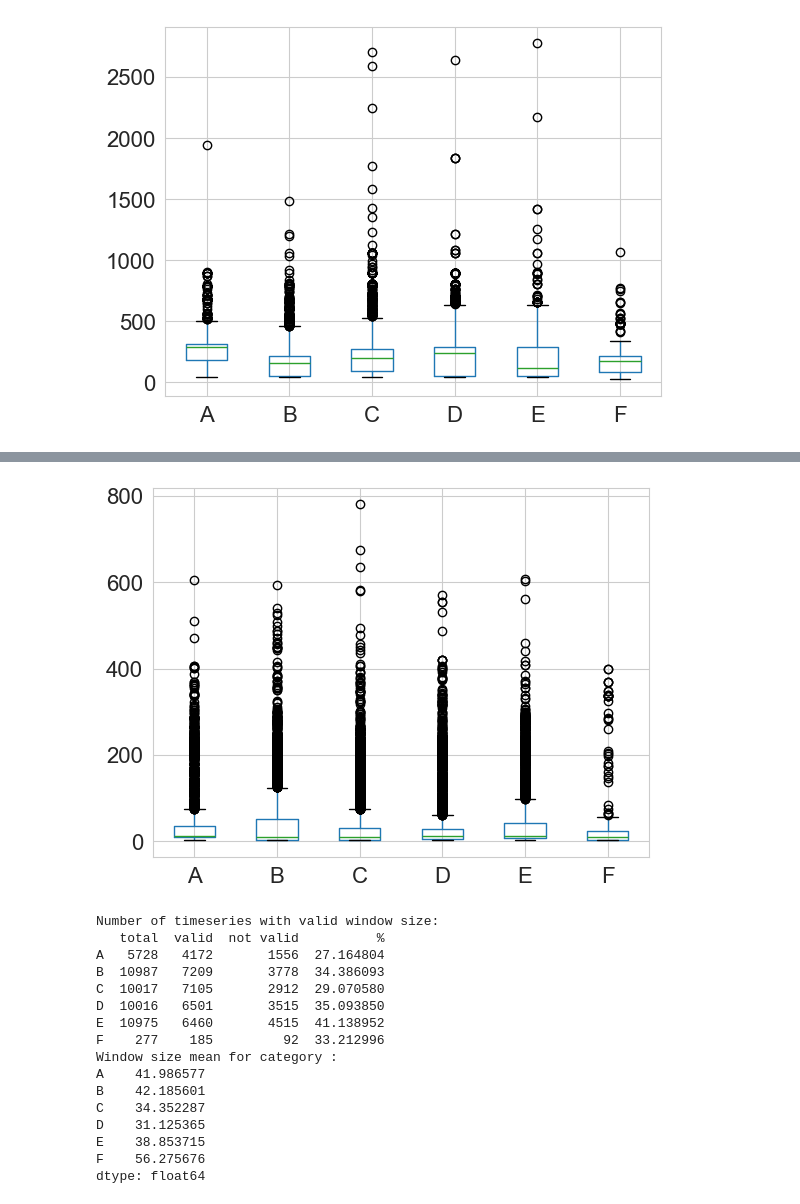
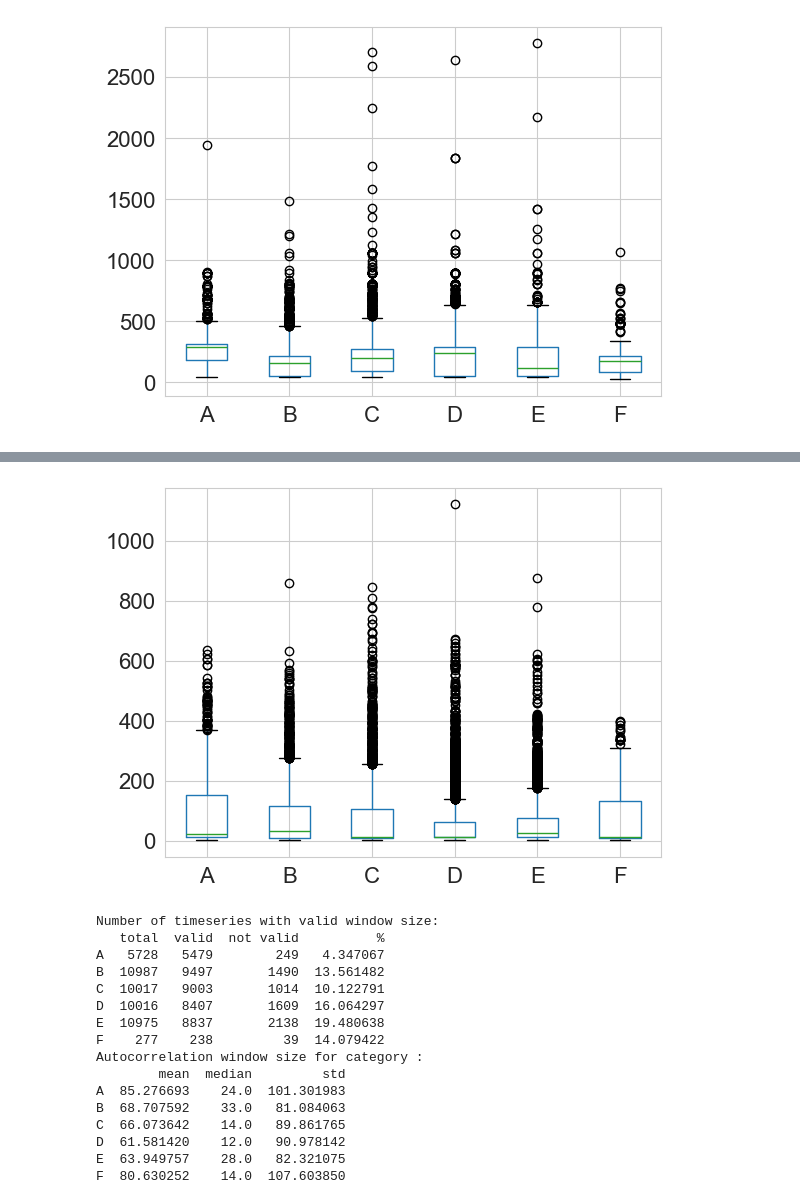
Before and after one commit to FrancescoNegri22/ANNDL-HW2, a Jupyter notebook: DatasetAnalisys.ipynb, the cells around one changed output, grey strips where cells are left out. Drawn from its saved outputs; the diff is of its cells as text; code cells hidden in the pictures.

```diff
--- a/DatasetAnalisys.ipynb
+++ b/DatasetAnalisys.ipynb
@@ -104,14 +105,16 @@ plt.close()
 [figure]
 # %%
 def findMaxLocalMaxima(ts):
-    localMax = 0
+    localMax = np.min(ts)
+    maxIndex = 0
     for i in range(1, len(ts) - 1):
         prev = ts[i-1]
         curr = ts[i]
         next = ts[i+1]
         if curr > prev and curr > next and curr > localMax:
-            localMax = i
-    return None if localMax is 0 else localMax
+            localMax = curr
+            maxIndex = i
+    return None if maxIndex is 0 else maxIndex
 # %%
 # Autocorrelation
 
@@ -207,47 +150,51 @@ for c in np.unique(categories):
 # %%
 # Window size inference with autocorrelation
 plt.figure()
-windowSizes = pd.DataFrame()
+auto_windowSizes = pd.DataFrame()
 for c in np.unique(categories):
     timeseries = training_data[categories==c]
     periods = valid_periods[categories==c]
     ws = []
     for ts, p in zip(timeseries, periods):
         ac = acf(ts[p[0]:p[1]], nlags=len(ts))
         ws.append(findMaxLocalMaxima(ac))
     ws = pd.DataFrame(ws, columns=[c])
-    windowSizes = pd.concat([windowSizes, ws], axis=1)
-windowSizes.boxplot()
+    auto_windowSizes = pd.concat([auto_windowSizes, ws], axis=1)
+auto_windowSizes.boxplot()
 plt.show()
 plt.close()
 
 print("Number of timeseries with valid window size:")
-n_notValid = pd.concat([quantities, windowSizes.count()], axis=1)
+n_notValid = pd.concat([quantities, auto_windowSizes.count()], axis=1)
 n_notValid.columns = ['total', 'valid']
 n_notValid['not valid'] = n_notValid['total'] - n_notValid['valid']
 n_notValid['%'] = n_notValid['not valid'] / n_notValid['total'] * 100
 print(n_notValid)
 
-print("Window size mean for category :")
-print(windowSizes.mean())
+auto_results = pd.DataFrame()
+auto_results['mean'] = auto_windowSizes.mean()
+auto_results['median'] = auto_windowSizes.median()
+auto_results['std'] = auto_windowSizes.std()
+print("Autocorrelation window size for category :")
+print(auto_results)
 # %% [output]
-[figure, old version]
+[figure, new version]
 Number of timeseries with valid window size:
    total  valid  not valid          %
-A   5728   4172       1556  27.164804
-B  10987   7209       3778  34.386093
-C  10017   7105       2912  29.070580
-D  10016   6501       3515  35.093850
-E  10975   6460       4515  41.138952
-F    277    185         92  33.212996
-Window size mean for category :
-A    41.986577
-B    42.185601
-C    34.352287
-D    31.125365
-E    38.853715
-F    56.275676
-dtype: float64
+A   5728   5479        249   4.347067
+B  10987   9497       1490  13.561482
+C  10017   9003       1014  10.122791
+D  10016   8407       1609  16.064297
+E  10975   8837       2138  19.480638
+F    277    238         39  14.079422
+Autocorrelation window size for category :
+        mean  median         std
+A  85.276693    24.0  101.301983
+B  68.707592    33.0   81.084063
+C  66.073642    14.0   89.861765
+D  61.581420    12.0   90.978142
+E  63.949757    28.0   82.321075
+F  80.630252    14.0  107.603850
 # %%
 # Fourier Transformation
 
```
Also changed, not shown: parts of 4 cells of this notebook.
